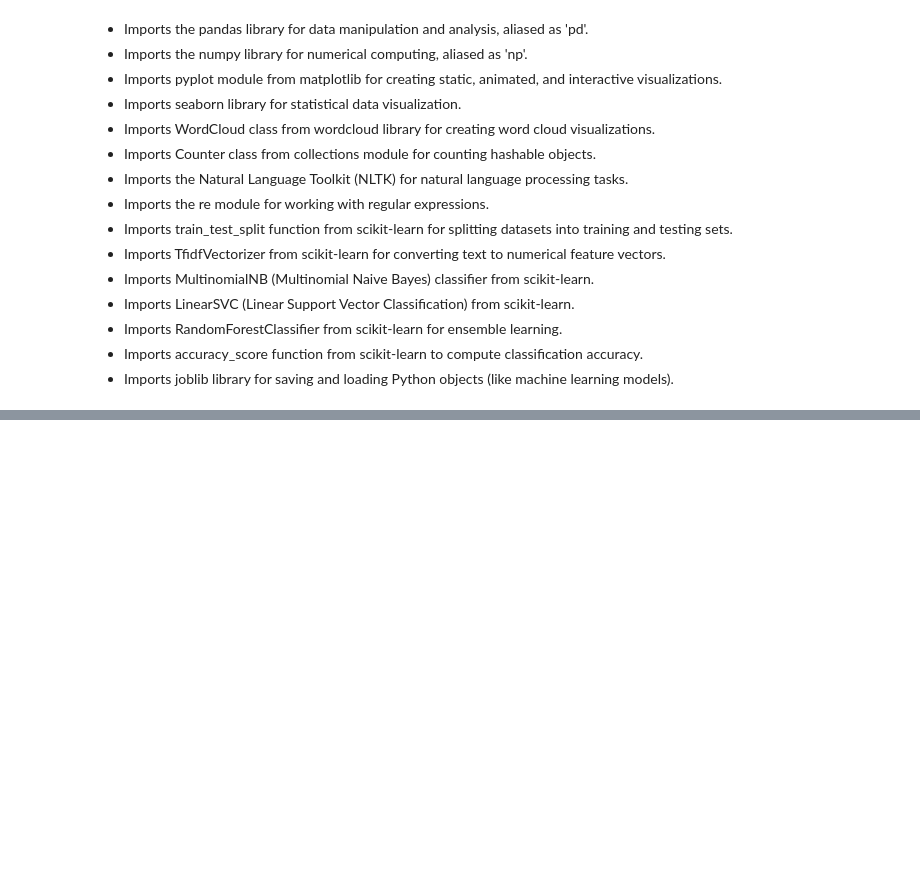
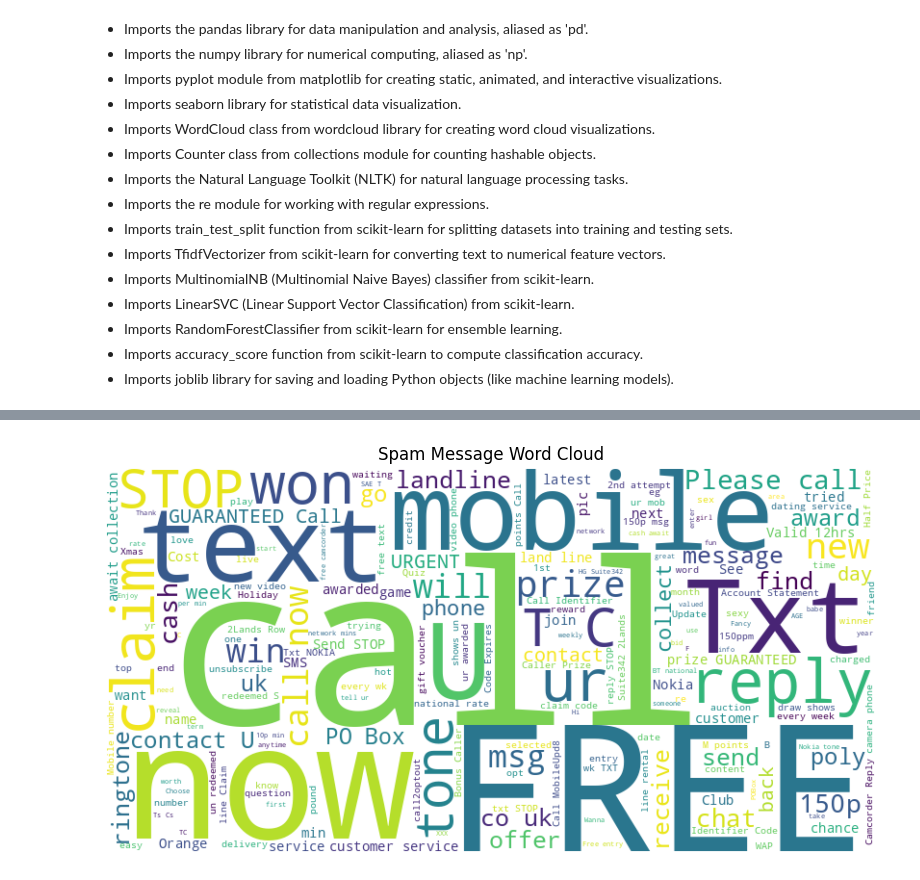
Before and after one commit to siddhantbhattarai/Emerging-Technologies, a Jupyter notebook: Spam-Detection-System.ipynb, the cells around one changed output, grey strips where cells are left out. Saved outputs shown, nothing was run; the diff lists cells and outputs as text; code cells hidden in the pictures; blank space fills up the shorter version.

```diff
--- a/Spam-Detection-System.ipynb
+++ b/Spam-Detection-System.ipynb
@@ -33,0 +111,13 @@ import joblib
+# %%
+# Word Clouds for spam and ham messages
+spam_words = ''.join(cleaned_df[cleaned_df['label'] == 'spam']['message'])
+ham_words = ''.join(cleaned_df[cleaned_df['label'] == 'ham']['message'])
+# %%
+spam_wordcloud = WordCloud(width=800, height=400, background_color='white').generate(spam_words)
+plt.figure(figsize=(10,5))
+plt.imshow(spam_wordcloud, interpolation='bilinear')
+plt.title("Spam Message Word Cloud")
+plt.axis("off")
+plt.show()
+# %% [output]
+[figure, added]
```
Also changed, not shown: parts of 15 cells of this notebook.
